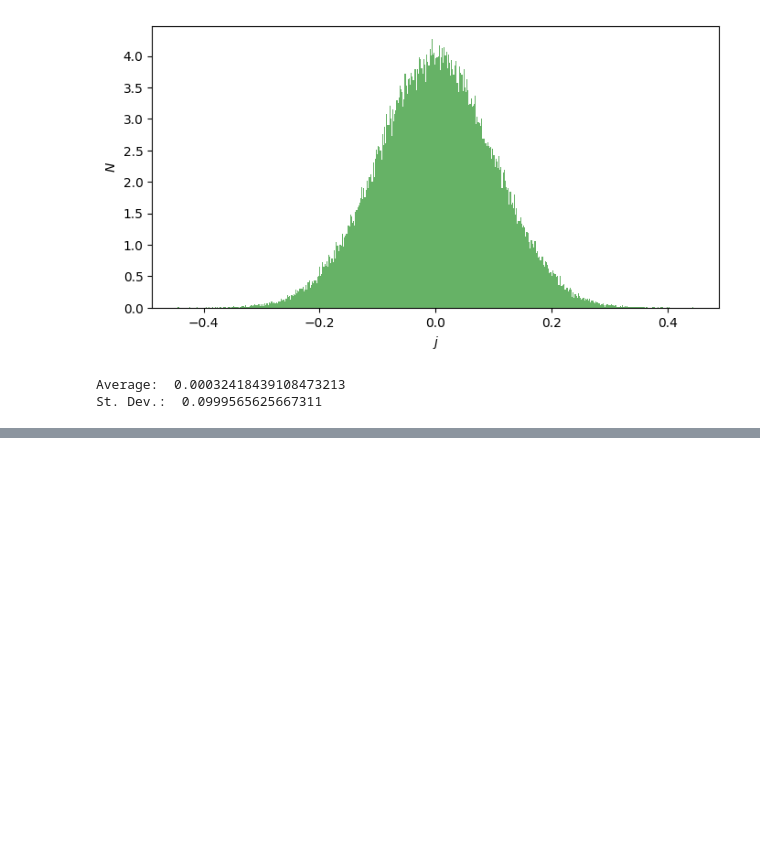
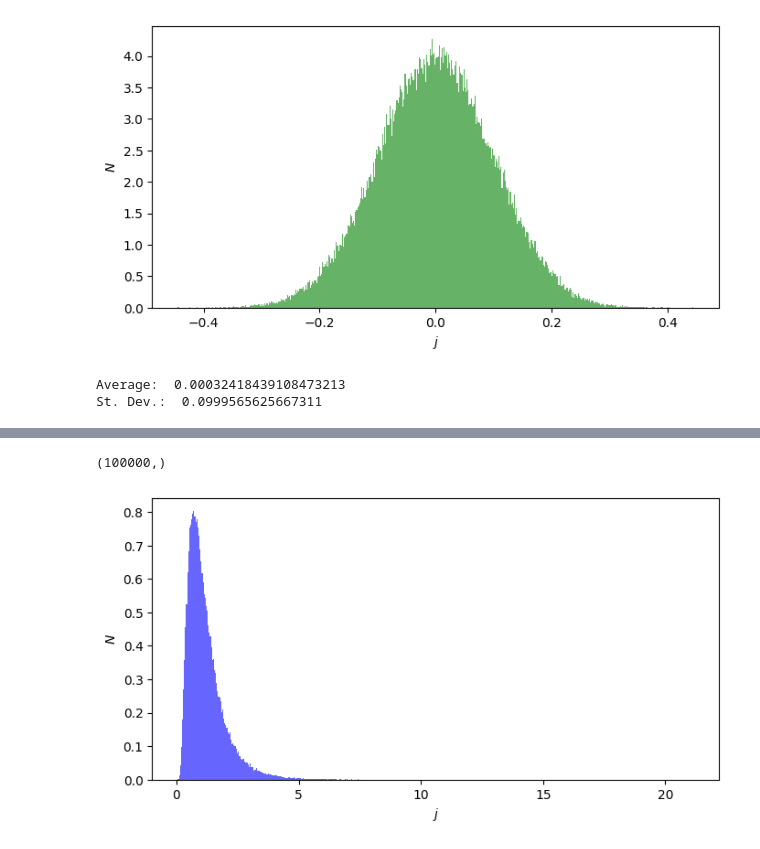
Before and after one commit to wbandabarragan/quantum-mechanics-1, a Jupyter notebook: python-notebooks/python4QM_02.ipynb, the cells around one changed output, grey strips where cells are left out. Cells and saved outputs as stored; diff of their text form; code cells hidden in the pictures; blank space fills up the shorter version.

```diff
--- a/python-notebooks/python4QM_02.ipynb
+++ b/python-notebooks/python4QM_02.ipynb
@@ -125,0 +143,25 @@ St. Dev.:  0.0999565625667311
+# %%
+# Option 2: To get a log-normal distro, we can use NumPy
+
+# Fix the parameters
+mu_2 = 0. # Mean
+sigma_2 = 0.6 # Standard Deviation
+
+# Normally distributed values
+ln_2 = np.random.lognormal(mu_2, sigma_2, 100000)
+
+print(ln_2.shape)
+# %% [output]
+(100000,)
+# %%
+# Make a PDF
+plt.figure(figsize=(8,4))
+
+plt.hist(ln_2, bins = 500, color = "blue", histtype = "bar", alpha = 0.6, density = True)
+
+plt.xlabel(r"$j$")
+plt.ylabel(r"$N$")
+
+plt.show()
+# %% [output]
+[figure, added]
```
Also changed, not shown: parts of 3 cells of this notebook.
